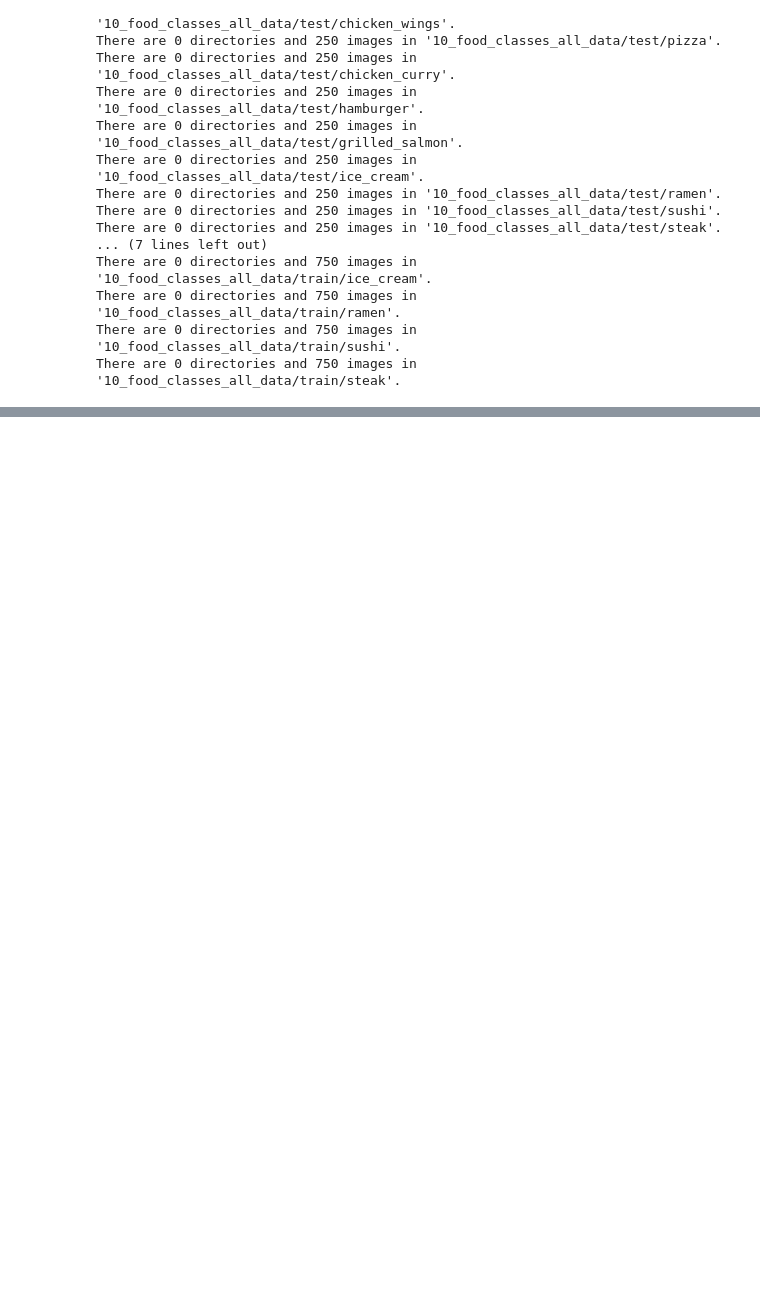
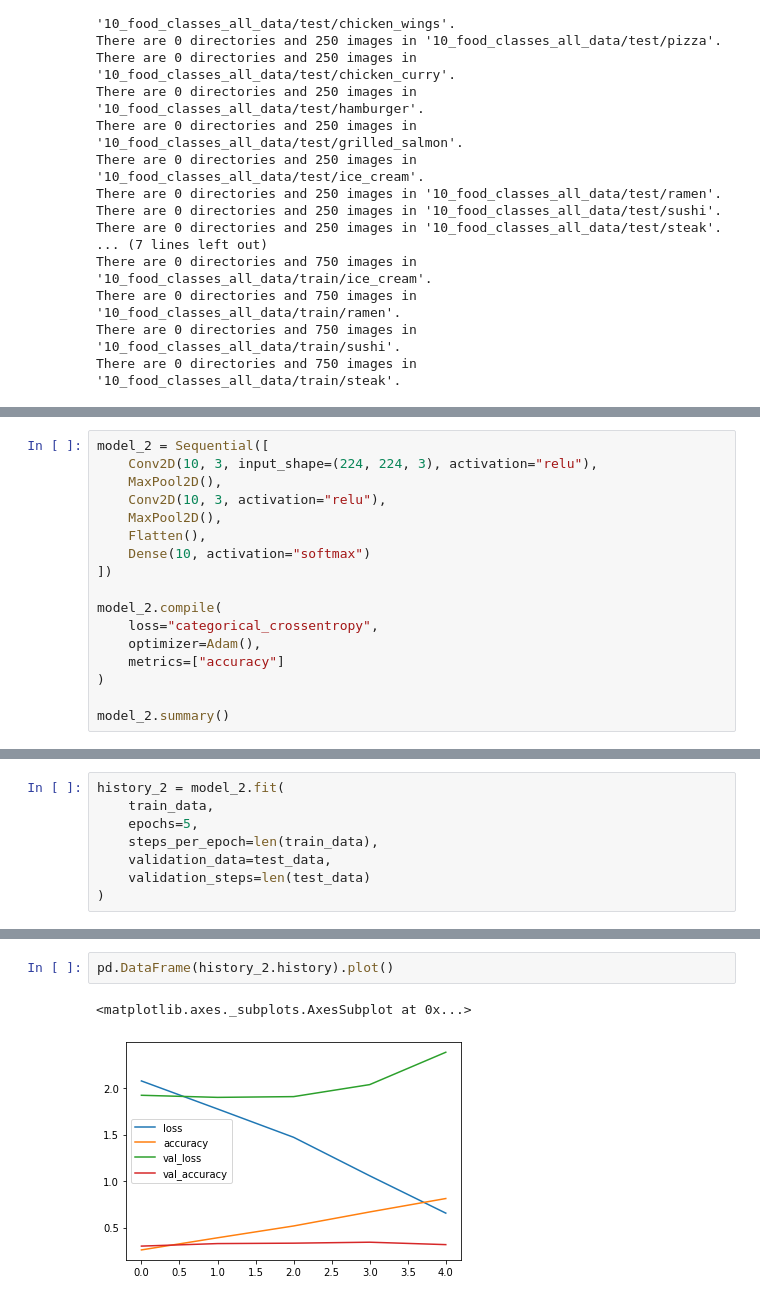
Before and after one commit to eman-kom/TensorFlow-Fundamentals, a Jupyter notebook: 05_multi_class_classification.ipynb, the cells around one changed output, grey strips where cells are left out. Drawn from its saved outputs; the diff is of its cells as text; blank space fills up the shorter version.

```diff
--- a/05_multi_class_classification.ipynb
+++ b/05_multi_class_classification.ipynb
@@ -44,0 +127,17 @@ There are 0 directories and 750 images in '10_food_classes_all_data/train/steak'
+# %%
+model_2 = Sequential([
+    Conv2D(10, 3, input_shape=(224, 224, 3), activation="relu"),
+    MaxPool2D(),
+    Conv2D(10, 3, activation="relu"),
+    MaxPool2D(),
+    Flatten(),
+    Dense(10, activation="softmax")
+])
+
+model_2.compile(
+    loss="categorical_crossentropy",
+    optimizer=Adam(),
+    metrics=["accuracy"]
+)
+
+model_2.summary()
@@ -44,0 +162,8 @@ There are 0 directories and 750 images in '10_food_classes_all_data/train/steak'
+# %%
+history_2 = model_2.fit(
+    train_data,
+    epochs=5,
+    steps_per_epoch=len(train_data),
+    validation_data=test_data,
+    validation_steps=len(test_data)
+)
@@ -44,0 +186,5 @@ There are 0 directories and 750 images in '10_food_classes_all_data/train/steak'
+# %%
+pd.DataFrame(history_2.history).plot()
+# %% [output]
+<matplotlib.axes._subplots.AxesSubplot at 0x...>
+[figure, added]
```
Also changed, not shown: parts of 18 cells of this notebook.
